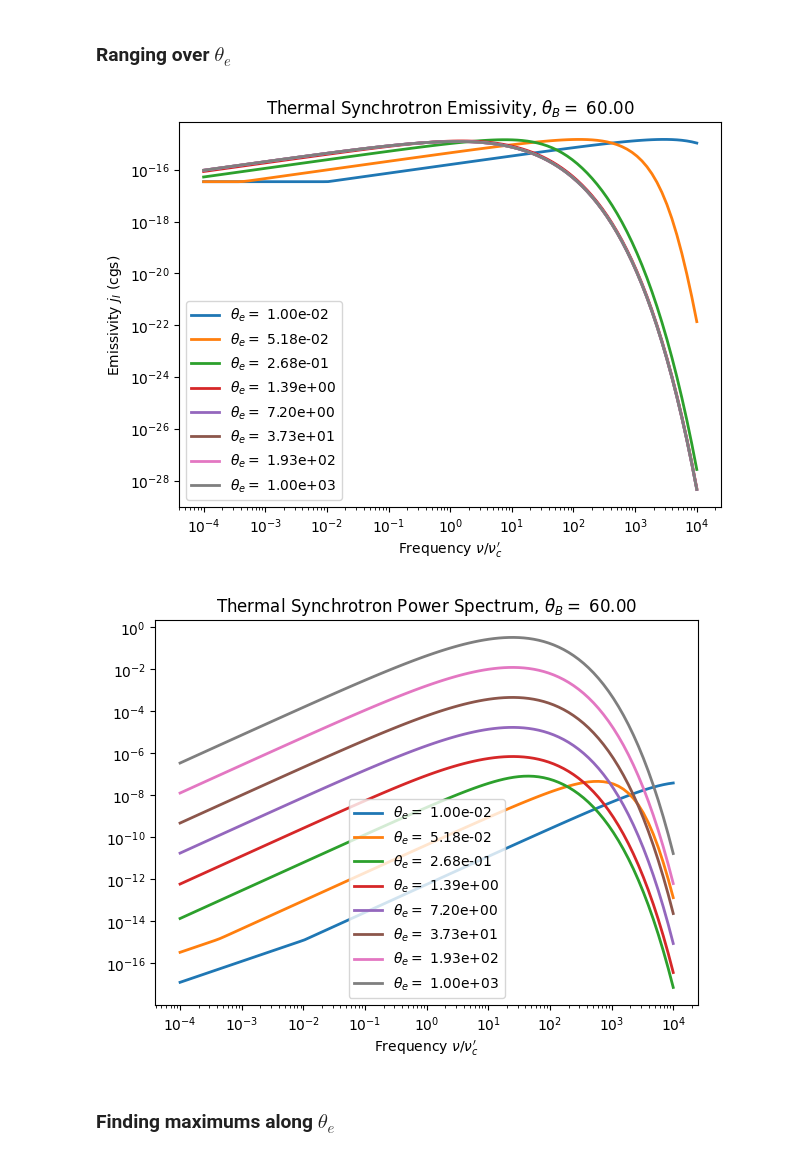
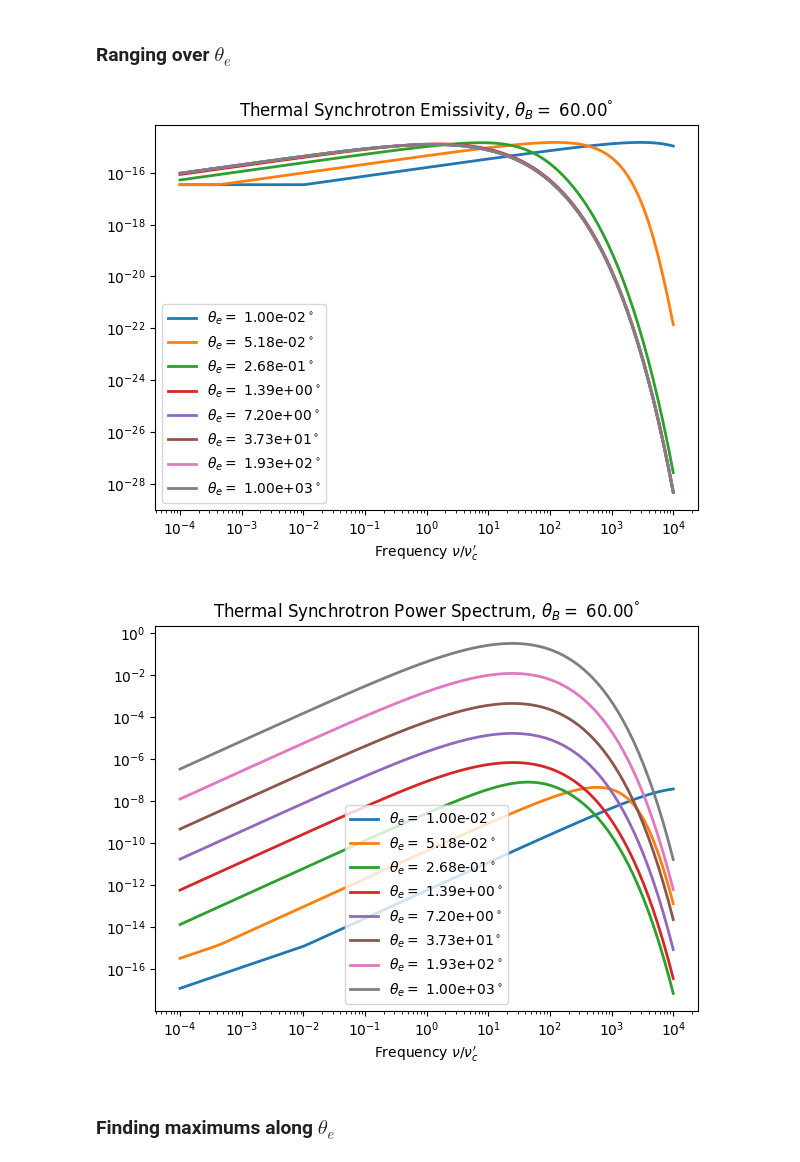
Before and after one commit to Aaron-Barrios/Aperture4, a Jupyter notebook: problems/gr_2d_kerr_schild/analysis_folder/access_data.ipynb, the cells around one changed output. Saved outputs shown, nothing was run; the diff lists cells and outputs as text; code cells hidden in the pictures.

```diff
--- a/problems/gr_2d_kerr_schild/analysis_folder/access_data.ipynb
+++ b/problems/gr_2d_kerr_schild/analysis_folder/access_data.ipynb
@@ -354,16 +356,20 @@ minnuRel = 1e-4; maxnuRel = 1e4
 # %%
 #Basic Functions
-def nuB(B):
+def get_nuB(B):
     """ Magnetogryation frequency """
     return q_e*B/(2.*np.pi*m_e*c)
 
-def nuc(B, gamma, theta_B):
+def get_nuc(B, gamma, theta_B):
     """ Characteristic synchrotron frequency """
-    return 1.5*nuB(B)*np.sin(theta_B)*gamma*gamma
+    return 1.5*get_nuB(B)*np.sin(theta_B)*gamma*gamma
 
-def nuc_prime(B, theta_e, theta_B):
+def get_nuc_prime(B, theta_e, theta_B):
     """ Characteristic synchrotron frequency (primed) """
-    return 1.5*nuB(B)*np.sin(theta_B)*theta_e*theta_e
+    return 1.5*get_nuB(B)*np.sin(theta_B)*theta_e*theta_e
+
+def angle(theta): return 180.*theta/np.pi
+
+def normed(arr): return arr/max(arr)
 # %%
 def build_F_table(xmin=1e-6, xmax=1e6, N=20000):
 
@@ -410,7 +416,7 @@ def jIslow(nu, n, B, theta_e, theta_B):
     return top/bot
 # %%
 # Thermal Synchrotron Integral and Total Emissivity (more accurate)
-def II_vec(x, theta_e):
+def get_II_vec(x, theta_e):
     # x can be an array; vectorize the z integral with quad_vec
     x = np.atleast_1d(x)
 
@@ -421,12 +427,12 @@ def II_vec(x, theta_e):
     result, _ = quad_vec(integrand, 1./theta_e, np.inf, args=(x,), epsabs=1e-11, epsrel=1e-11)
     return result / x
 
-def jI(nu, n, B, theta_e, theta_B, nuOvernucp=[]):
-    nu_c = nuc_prime(B, theta_e, theta_B)
+def get_jI(nu, n, B, theta_e, theta_B, nuOvernucp=[]):
+    nu_c = get_nuc_prime(B, theta_e, theta_B)
     x = nu / nu_c
     if(len(nuOvernucp) != 0): x = nuOvernucp; nu = x*nu_c
     prefactor = (n * q_e**2 * nu / (np.sqrt(3.)*kv(2., 1./theta_e)*c*theta_e))
-    # II_vec handles both scalar and array x
-    return prefactor * II_vec(x, theta_e)
+    # get_II_vec handles both scalar and array x
+    return prefactor * get_II_vec(x, theta_e)
 # %%
 nuOvernucp = np.logspace(np.log10(minnuRel), np.log10(maxnuRel), 100)
@@ -512,7 +522,8 @@ def maxvals(theta_e, theta_B, printVals=False):
         print(f"Peak Value (cgs): {-res_emiss.fun:.6e}, {-res_PS.fun:.6e}")
     return -res_emiss.fun, -res_PS.fun
 # %%
-theta_e = 10.
-maxvals(theta_e, theta_B, True);
+theta_e = 1.
+theta_B = np.pi/3.
+get_maxvals(theta_e, theta_B, True);
 # %% [output]
 --- Emissivity + Power Spectrum Peak ---
@@ -764,29 +787,29 @@ peak_plot(theta_Bs, [PS_peaks, PS_peaks_fit], 1, [theta_e, theta_e], sin_plot=Tr
 ### Ranging over $\theta_e$
 # %%
 theta_es = np.logspace(-2, 3, 8)
-theta_B = np.pi/3.; angle_B = 180./np.pi * theta_B
-nus2 = np.array([nuOvernucp*nuc_prime(B, th_e, theta_B) for th_e in theta_es])
-j_Is2 = np.array([jI(nus2[i], n, B, theta_es[i], theta_B) for i in range(len(theta_es))])
+theta_B = np.pi/3.; angle_B = angle(theta_B)
+nus2 = np.array([nuOvernucp*get_nuc_prime(B, th_e, theta_B) for th_e in theta_es])
+j_Is2 = np.array([get_jI(nus2[i], n, B, theta_es[i], theta_B) for i in range(len(theta_es))])
 # %%
 plt.figure(figsize=(7, 5))
-[plt.loglog(nuOvernucp, j_Is2[i], linewidth=2, label=fr"$\theta_e =$ {theta_es[i]:.2e}") for i in range(len(j_Is2))]
+[plt.loglog(nuOvernucp, j_Is2[i], linewidth=2, label=fr"$\theta_e =$ {theta_es[i]:.2e}$^\circ$") for i in range(len(j_Is2))]
 plt.xlabel(r"Frequency $\nu/\nu_c'$")
-plt.ylabel(r'Emissivity $j_I$ (cgs)')
-plt.title(fr'Thermal Synchrotron Emissivity, $\theta_B =$ {angle_B:.2f}')
+# plt.ylabel(r'Emissivity $j_I$ (cgs)')
+plt.title(fr'Thermal Synchrotron Emissivity, $\theta_B =$ {angle_B:.2f}$^\degree$')
 plt.legend()
 plt.show()
 # %% [output]
-[figure, old version]
+[figure, new version]
 # %%
 plt.figure(figsize=(7, 5))
-[plt.loglog(nuOvernucp, nus2[i]*j_Is2[i], linewidth=2, label=fr"$\theta_e =$ {theta_es[i]:.2e}") for i in range(len(j_Is2))]
+[plt.loglog(nuOvernucp, nus2[i]*j_Is2[i], linewidth=2, label=fr"$\theta_e =$ {theta_es[i]:.2e}$^\circ$") for i in range(len(j_Is2))]
 plt.xlabel(r"Frequency $\nu/\nu_c'$")
 # plt.ylabel(r'Emissivity $j_I$ (cgs)')
-plt.title(fr'Thermal Synchrotron Power Spectrum, $\theta_B =$ {angle_B:.2f}')
+plt.title(fr'Thermal Synchrotron Power Spectrum, $\theta_B =$ {angle_B:.2f}$^\degree$')
 plt.legend()
 plt.show()
 # %% [output]
-[figure, old version]
+[figure, new version]
 # %% [markdown]
 ### Finding maximums along $\theta_e$
 # %%
```
Also changed, not shown: parts of 40 cells of this notebook.
